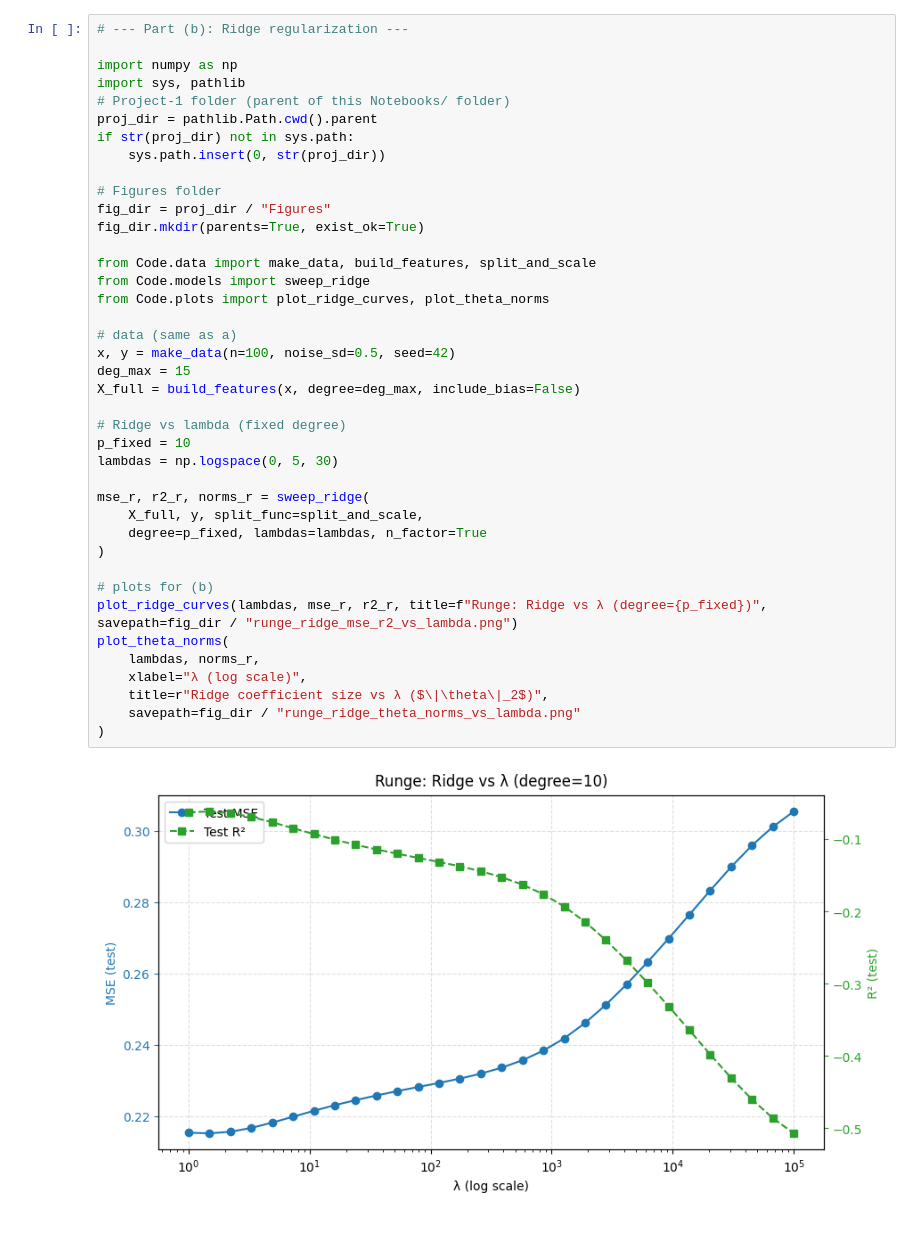
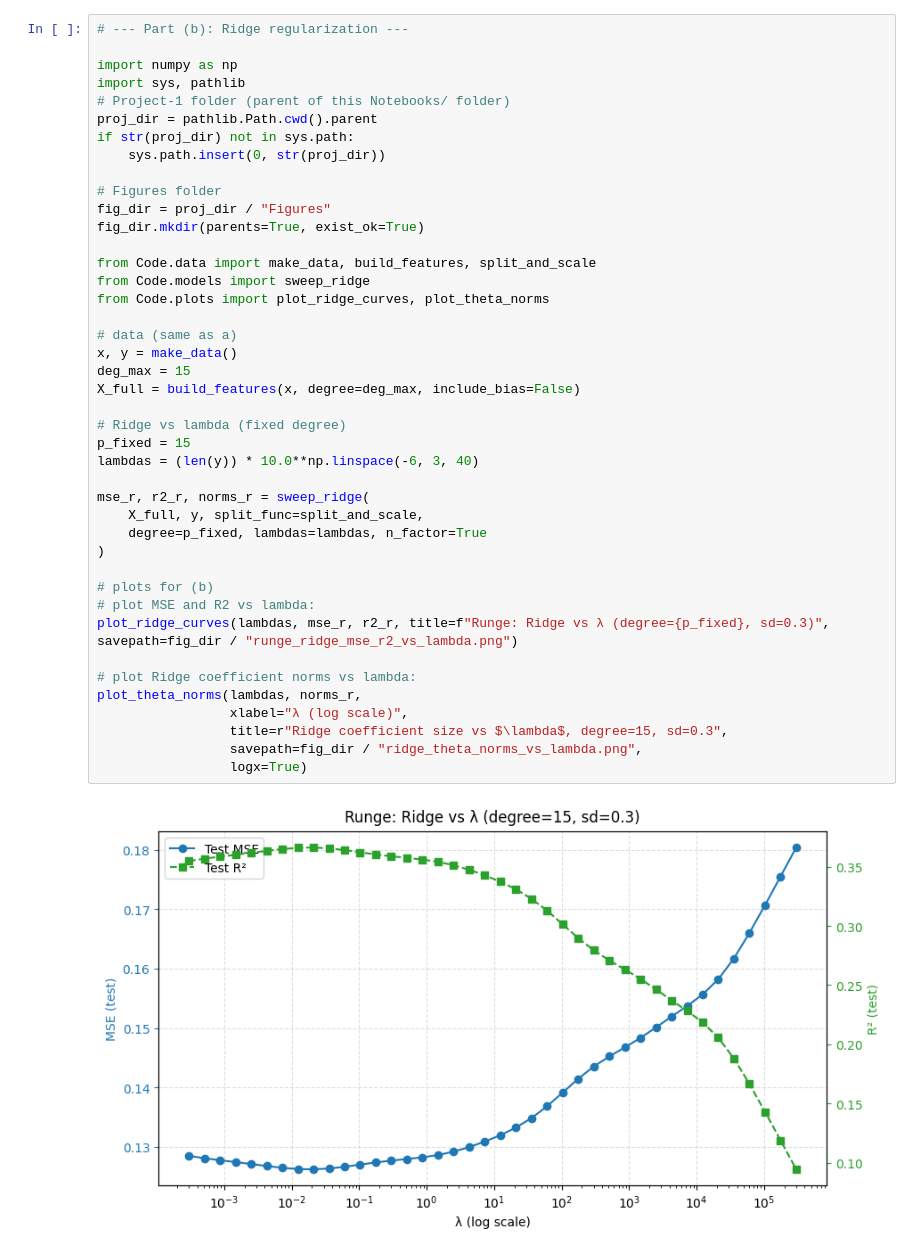
Before and after one commit to beateovl/FYS-STK4155, a Jupyter notebook: Project-1/Notebooks/02_Ridge_lambda.ipynb, the cells around one changed output. Saved outputs shown, nothing was run; the diff lists cells and outputs as text.

```diff
--- a/Project-1/Notebooks/02_Ridge_lambda.ipynb
+++ b/Project-1/Notebooks/02_Ridge_lambda.ipynb
@@ -2,41 +2,43 @@
 # --- Part (b): Ridge regularization ---
 
 import numpy as np
 import sys, pathlib
 # Project-1 folder (parent of this Notebooks/ folder)
 proj_dir = pathlib.Path.cwd().parent
 if str(proj_dir) not in sys.path:
     sys.path.insert(0, str(proj_dir))
 
 # Figures folder
 fig_dir = proj_dir / "Figures"
 fig_dir.mkdir(parents=True, exist_ok=True)
 
 from Code.data import make_data, build_features, split_and_scale
 from Code.models import sweep_ridge
 from Code.plots import plot_ridge_curves, plot_theta_norms
 
 # data (same as a)
-x, y = make_data(n=100, noise_sd=0.5, seed=42)
+x, y = make_data()
 deg_max = 15
 X_full = build_features(x, degree=deg_max, include_bias=False)
 
 # Ridge vs lambda (fixed degree)
-p_fixed = 10
-lambdas = np.logspace(0, 5, 30)
+p_fixed = 15
+lambdas = (len(y)) * 10.0**np.linspace(-6, 3, 40)
 
 mse_r, r2_r, norms_r = sweep_ridge(
     X_full, y, split_func=split_and_scale,
     degree=p_fixed, lambdas=lambdas, n_factor=True
 )
 
 # plots for (b)
-plot_ridge_curves(lambdas, mse_r, r2_r, title=f"Runge: Ridge vs λ (degree={p_fixed})", savepath=fig_dir / "runge_ridge_mse_r2_vs_lambda.png")
-plot_theta_norms(
-    lambdas, norms_r,
-    xlabel="λ (log scale)",
-    title=r"Ridge coefficient size vs λ ($\|\theta\|_2$)",
-    savepath=fig_dir / "runge_ridge_theta_norms_vs_lambda.png"
-)
+# plot MSE and R2 vs lambda:
+plot_ridge_curves(lambdas, mse_r, r2_r, title=f"Runge: Ridge vs λ (degree={p_fixed}, sd=0.3)", savepath=fig_dir / "runge_ridge_mse_r2_vs_lambda.png")
+
+# plot Ridge coefficient norms vs lambda:
+plot_theta_norms(lambdas, norms_r,
+                 xlabel="λ (log scale)",
+                 title=r"Ridge coefficient size vs $\lambda$, degree=15, sd=0.3",
+                 savepath=fig_dir / "ridge_theta_norms_vs_lambda.png",
+                 logx=True)
 # %% [output]
-[figure, old version]
+[figure, new version]
```
Also changed, not shown: parts of 1 cell of this notebook, 2 other files.
